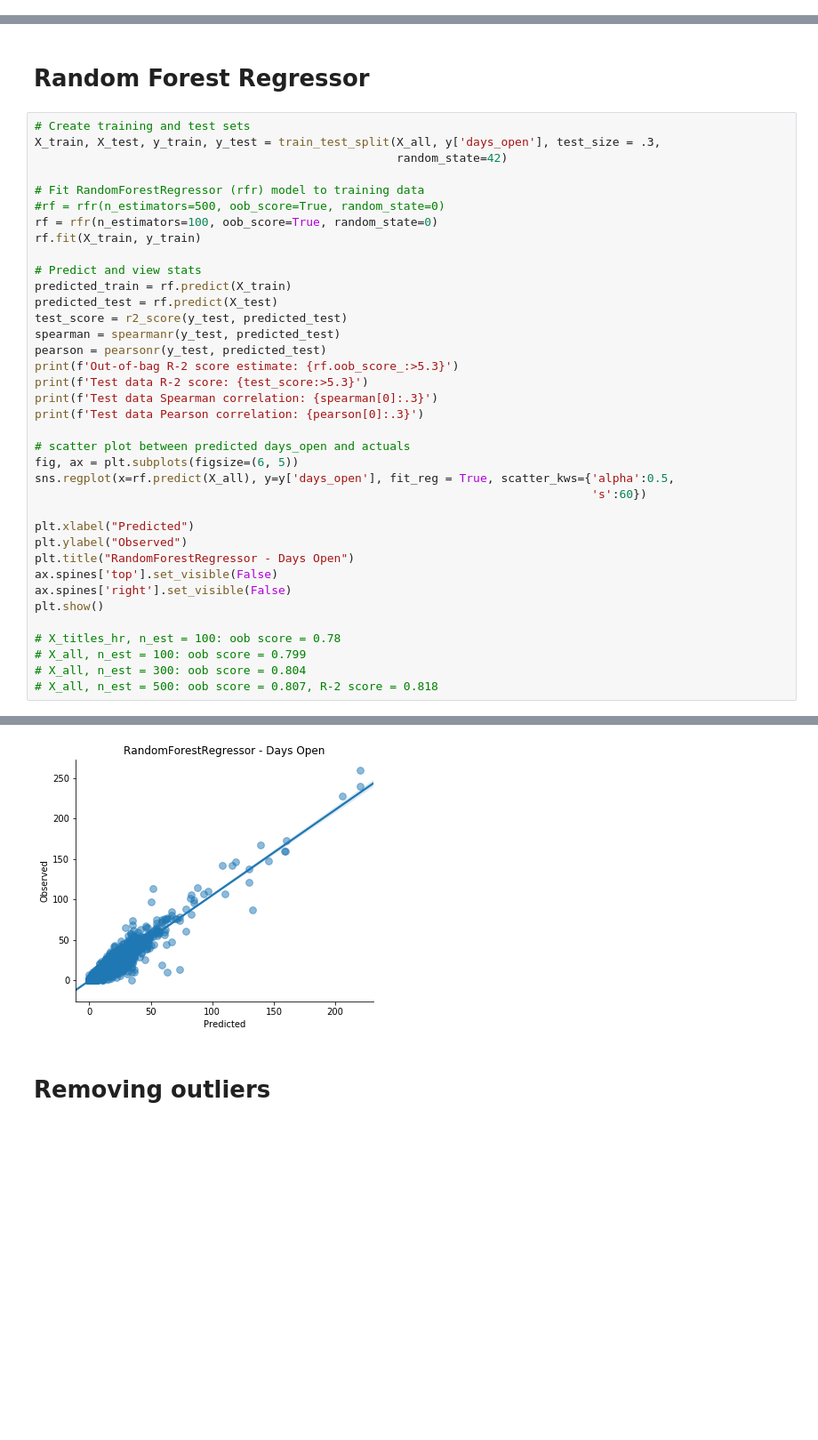
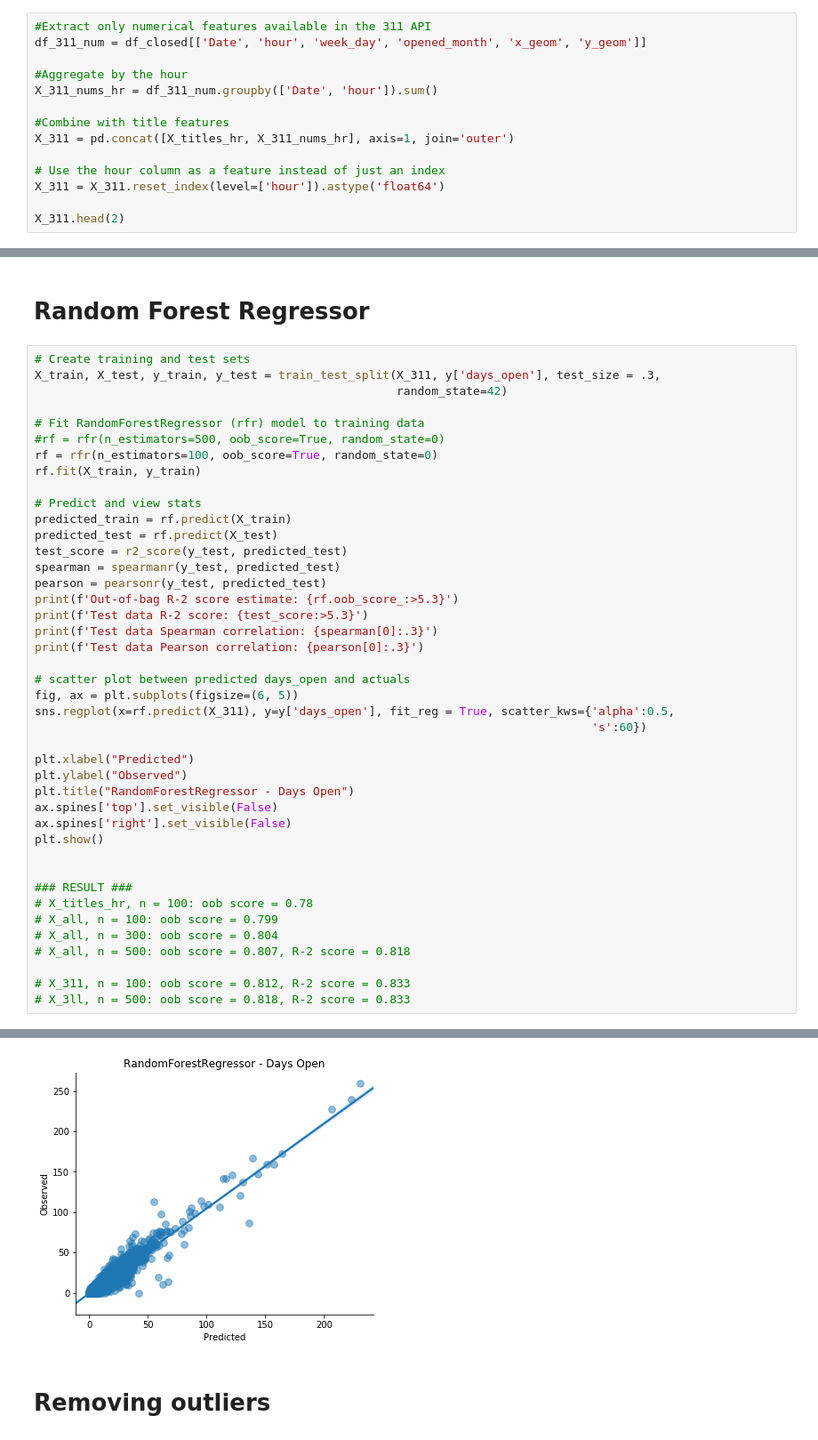
Before and after one commit to lwdee/Springboard, a Jupyter notebook: Capstone/Capstone_1_Machine_Learning.ipynb, the cells around one changed output, grey strips where cells are left out. Shown at 89% size. Drawn from its saved outputs; the diff is of its cells as text; blank space fills up the shorter version.

```diff
--- a/Capstone/Capstone_1_Machine_Learning.ipynb
+++ b/Capstone/Capstone_1_Machine_Learning.ipynb
@@ -654,0 +672,14 @@ The titles with a lot of outliers seem to be the most influential features.
+# %%
+#Extract only numerical features available in the 311 API
+df_311_num = df_closed[['Date', 'hour', 'week_day', 'opened_month', 'x_geom', 'y_geom']]
+
+#Aggregate by the hour
+X_311_nums_hr = df_311_num.groupby(['Date', 'hour']).sum()
+
+#Combine with title features
+X_311 = pd.concat([X_titles_hr, X_311_nums_hr], axis=1, join='outer')
+
+# Use the hour column as a feature instead of just an index
+X_311 = X_311.reset_index(level=['hour']).astype('float64')
+
+X_311.head(2)
@@ -800,7 +957,7 @@ Accuracy without Scaling: 0.8460069782370476
 # Random Forest Regressor
 # %%
 # Create training and test sets
-X_train, X_test, y_train, y_test = train_test_split(X_all, y['days_open'], test_size = .3,
+X_train, X_test, y_train, y_test = train_test_split(X_311, y['days_open'], test_size = .3,
                                                     random_state=42)
 
 # Fit RandomForestRegressor (rfr) model to training data
@@ -821,7 +978,7 @@ print(f'Test data Pearson correlation: {pearson[0]:.3}')
 
 # scatter plot between predicted days_open and actuals
 fig, ax = plt.subplots(figsize=(6, 5))
-sns.regplot(x=rf.predict(X_all), y=y['days_open'], fit_reg = True, scatter_kws={'alpha':0.5,
+sns.regplot(x=rf.predict(X_311), y=y['days_open'], fit_reg = True, scatter_kws={'alpha':0.5,
                                                                                 's':60})
 
 plt.xlabel("Predicted")
@@ -831,8 +988,13 @@ ax.spines['top'].set_visible(False)
 ax.spines['right'].set_visible(False)
 plt.show()
 
-# X_titles_hr, n_est = 100: oob score = 0.78
-# X_all, n_est = 100: oob score = 0.799
-# X_all, n_est = 300: oob score = 0.804
-# X_all, n_est = 500: oob score = 0.807, R-2 score = 0.818
+
+### RESULT ###
+# X_titles_hr, n = 100: oob score = 0.78
+# X_all, n = 100: oob score = 0.799
+# X_all, n = 300: oob score = 0.804
+# X_all, n = 500: oob score = 0.807, R-2 score = 0.818
+
+# X_311, n = 100: oob score = 0.812, R-2 score = 0.833
+# X_3ll, n = 500: oob score = 0.818, R-2 score = 0.833
 # %% [output]
@@ -843,4 +1005,4 @@ Test data Pearson correlation: 0.905
-[figure, old version]
+[figure, new version]
 # %% [markdown]
 # Removing outliers
 # %%
```
Also changed, not shown: parts of 24 cells of this notebook.
